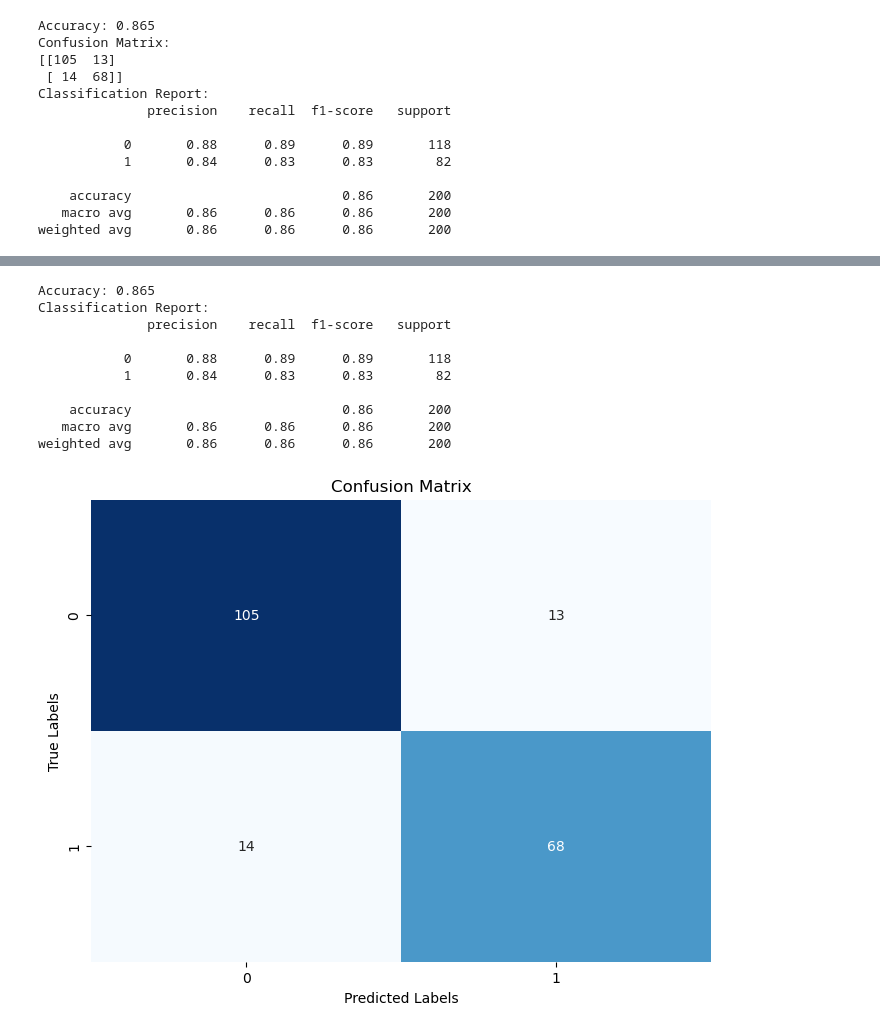
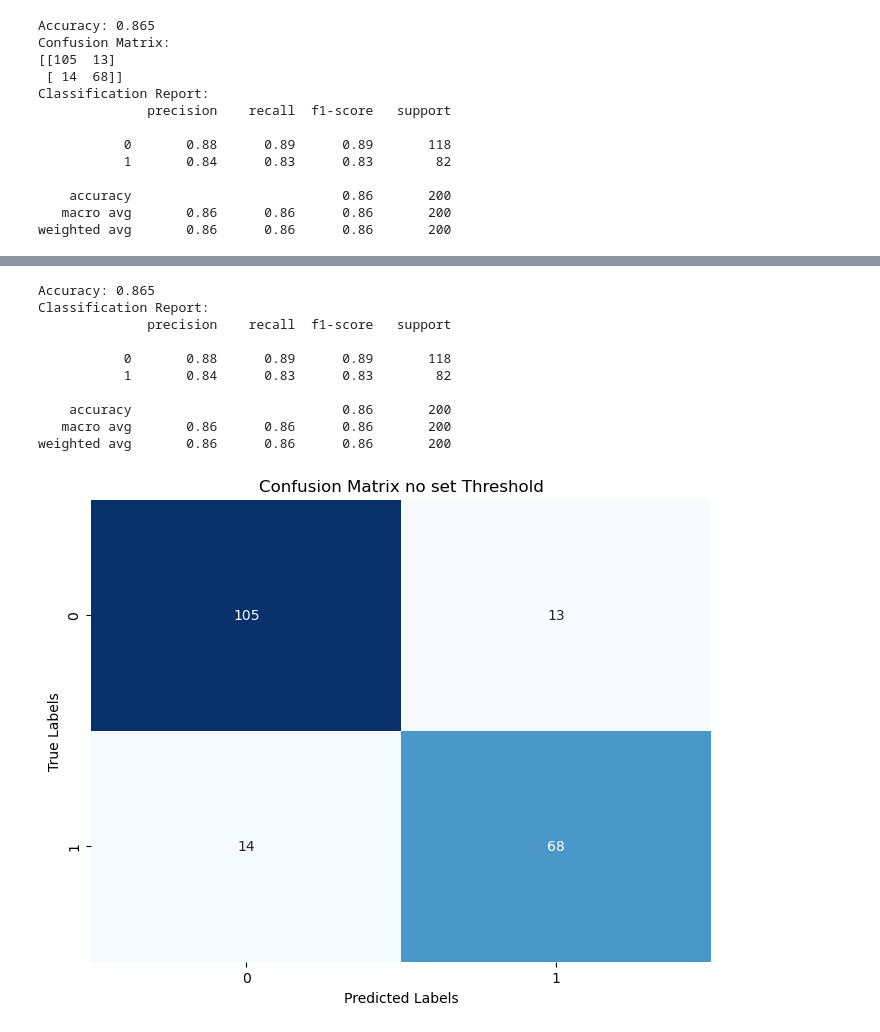
Before and after one commit to padrigon-lynbert/Heart_Disease_Prediction, a Jupyter notebook: main.ipynb, the cells around one changed output, grey strips where cells are left out. Saved outputs shown, nothing was run; the diff lists cells and outputs as text; code cells hidden in the pictures.

```diff
--- a/main.ipynb
+++ b/main.ipynb
@@ -114,35 +130,33 @@ weighted avg       0.86      0.86      0.86       200
 # %%
 # Print classification report and accuracy
 print(f"Accuracy: {accuracy}")
 print("Classification Report:")
 print(class_report)
 
 # Plot Confusion Matrix
 plt.figure(figsize=(8, 6))
 sns.heatmap(conf_matrix, annot=True, cmap='Blues', fmt='d', cbar=False)
 plt.xlabel('Predicted Labels')
 plt.ylabel('True Labels')
-plt.title('Confusion Matrix')
+plt.title('Confusion Matrix no set Threshold')
+
+## Save image
+fig_name = "Confusion Matrix no set Threshold.png"
+bp = base_path + "/Figures"
+save_to = os.path.join(bp, fig_name)
+plt.savefig(save_to)
+plt.savefig(save_to, dpi=300, bbox_inches='tight')
+
 plt.show()
-
-# Plot ROC curve
-plt.figure(figsize=(8, 6))
-plt.plot(fpr, tpr, color='orange', label=f'ROC Curve (AUC = {auc:.2f})')
-plt.plot([0, 1], [0, 1], color='navy', linestyle='--')
-plt.xlabel('False Positive Rate')
-plt.ylabel('True Positive Rate')
-plt.title('Receiver Operating Characteristic (ROC) Curve')
-plt.legend()
-plt.show()
 # %% [output]
 Accuracy: 0.865
 Classification Report:
               precision    recall  f1-score   support
 
            0       0.88      0.89      0.89       118
            1       0.84      0.83      0.83        82
 
     accuracy                           0.86       200
    macro avg       0.86      0.86      0.86       200
 weighted avg       0.86      0.86      0.86       200
-[figure, old version]
+[figure, new version]
```
Also changed, not shown: parts of 2 cells of this notebook, 4 other files.
